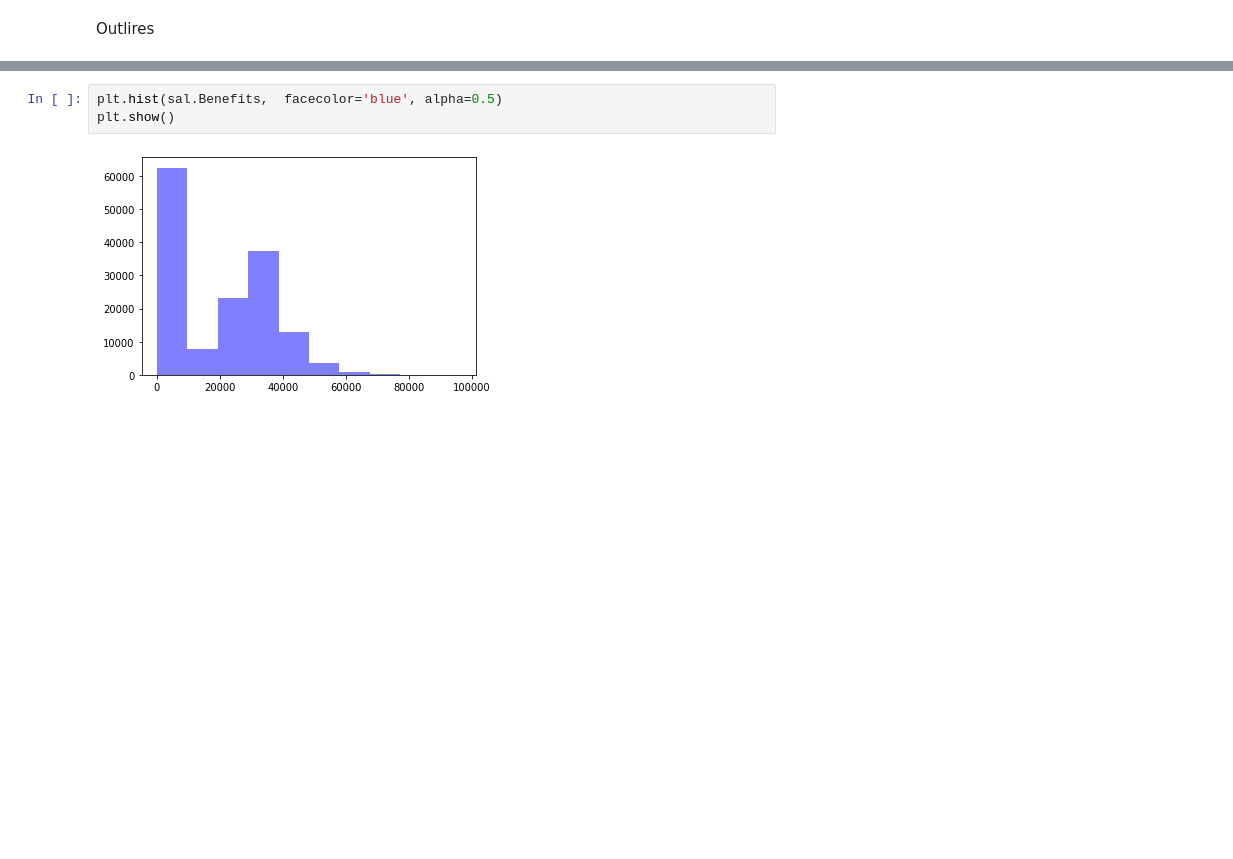
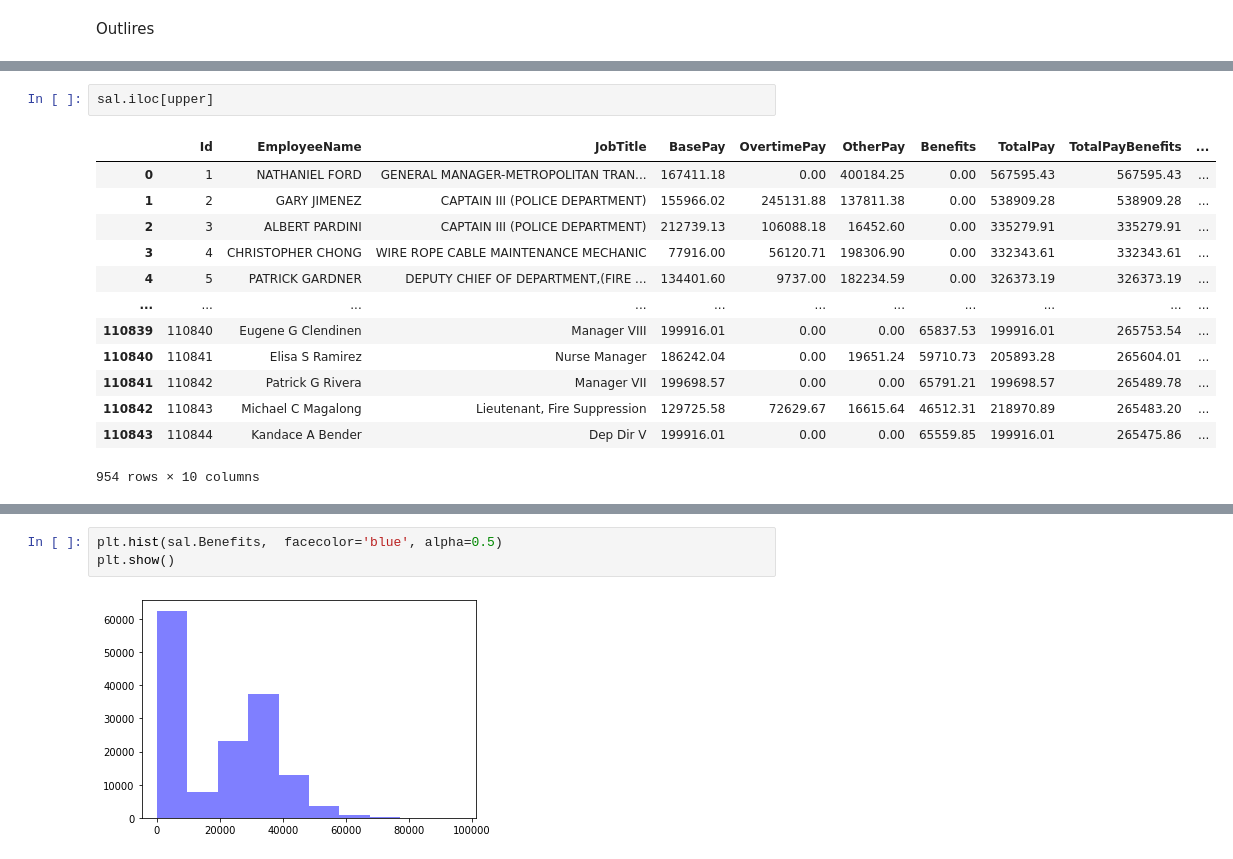
Before and after one commit to savitskaya-om/python, a Jupyter notebook: project/PROJECT.ipynb, the cells around one changed output, grey strips where cells are left out. Cells and saved outputs as stored; diff of their text form; blank space fills up the shorter version.

```diff
--- a/project/PROJECT.ipynb
+++ b/project/PROJECT.ipynb
@@ -189,0 +206,16 @@ sns.boxplot(sal['Benefits']);
+# %%
+sal.iloc[upper]
+# %% [output]
+|  | Id | EmployeeName | JobTitle | BasePay | OvertimePay | OtherPay | Benefits | TotalPay | TotalPayBenefits | ... |
+| 0 | 1 | NATHANIEL FORD | GENERAL MANAGER-METROPOLITAN TRAN... | 167411.18 | 0.00 | 400184.25 | 0.00 | 567595.43 | 567595.43 | ... |
+| 1 | 2 | GARY JIMENEZ | CAPTAIN III (POLICE DEPARTMENT) | 155966.02 | 245131.88 | 137811.38 | 0.00 | 538909.28 | 538909.28 | ... |
+| 2 | 3 | ALBERT PARDINI | CAPTAIN III (POLICE DEPARTMENT) | 212739.13 | 106088.18 | 16452.60 | 0.00 | 335279.91 | 335279.91 | ... |
+| 3 | 4 | CHRISTOPHER CHONG | WIRE ROPE CABLE MAINTENANCE MECHANIC | 77916.00 | 56120.71 | 198306.90 | 0.00 | 332343.61 | 332343.61 | ... |
+| 4 | 5 | PATRICK GARDNER | DEPUTY CHIEF OF DEPARTMENT,(FIRE ... | 134401.60 | 9737.00 | 182234.59 | 0.00 | 326373.19 | 326373.19 | ... |
+| ... | ... | ... | ... | ... | ... | ... | ... | ... | ... | ... |
+| 110839 | 110840 | Eugene G Clendinen | Manager VIII | 199916.01 | 0.00 | 0.00 | 65837.53 | 199916.01 | 265753.54 | ... |
+| 110840 | 110841 | Elisa S Ramirez | Nurse Manager | 186242.04 | 0.00 | 19651.24 | 59710.73 | 205893.28 | 265604.01 | ... |
+| 110841 | 110842 | Patrick G Rivera | Manager VII | 199698.57 | 0.00 | 0.00 | 65791.21 | 199698.57 | 265489.78 | ... |
+| 110842 | 110843 | Michael C Magalong | Lieutenant, Fire Suppression | 129725.58 | 72629.67 | 16615.64 | 46512.31 | 218970.89 | 265483.20 | ... |
+| 110843 | 110844 | Kandace A Bender | Dep Dir V | 199916.01 | 0.00 | 0.00 | 65559.85 | 199916.01 | 265475.86 | ... |
+954 rows × 10 columns
```
Also changed, not shown: parts of 14 cells of this notebook.
